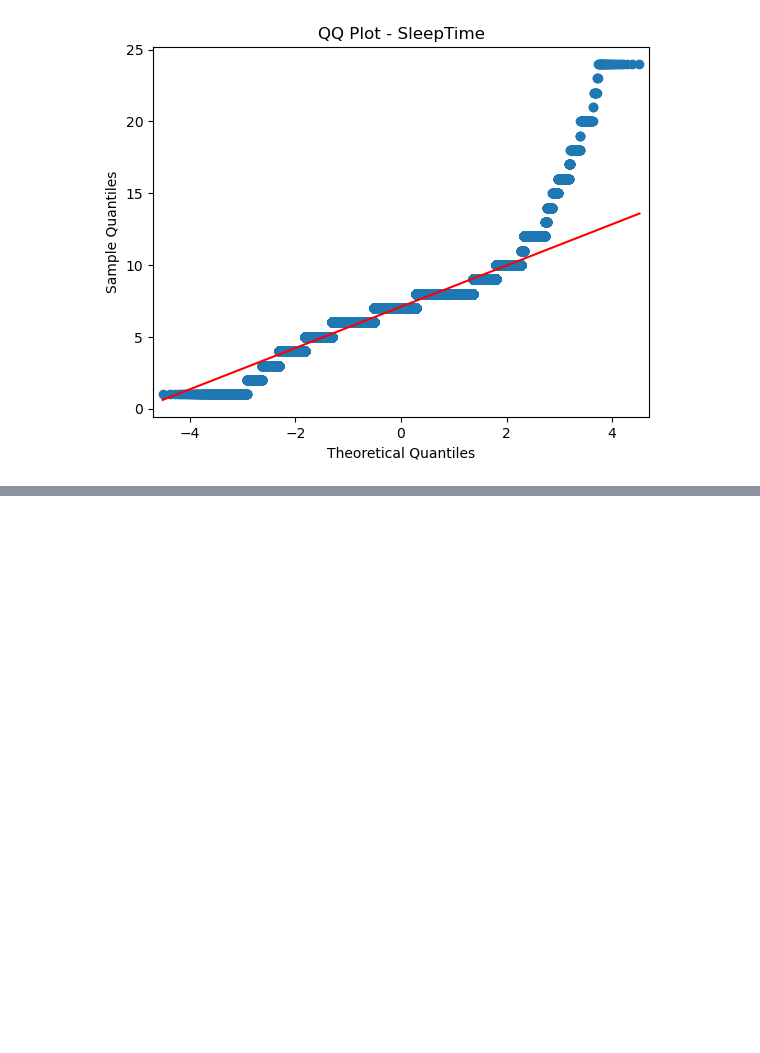
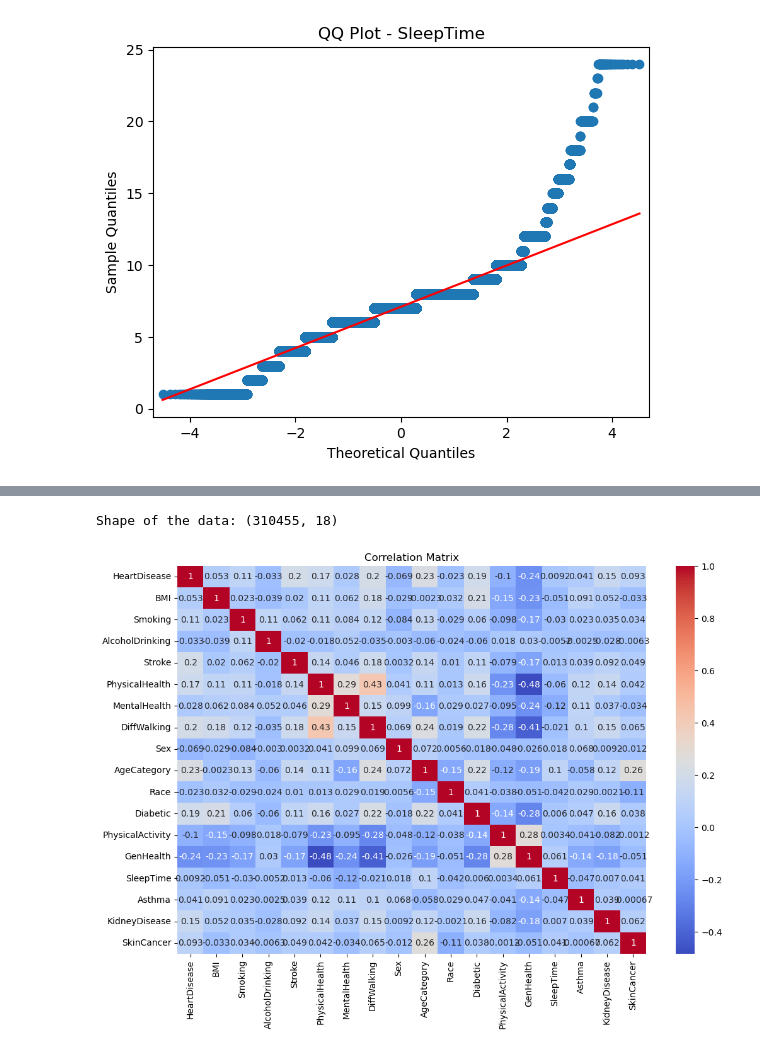
Before and after one commit to BCBeeravelly/Data-Analysis-using-Statistical-Methods, a Jupyter notebook: data-analysis.ipynb, the cells around one changed output, grey strips where cells are left out. Saved outputs shown, nothing was run; the diff lists cells and outputs as text; code cells hidden in the pictures; blank space fills up the shorter version.

Commit message:
Data preprocessing and Correlation analysis

```diff
--- a/data-analysis.ipynb
+++ b/data-analysis.ipynb
@@ -256,0 +254,22 @@ Smirnov test for SleepTime: statistic=0.9944630446347655, p-value=0.0
+# %%
+# Removing the data points where diabetes is either borderline or for pregnant women
+
+heart_data = heart_data[heart_data.Diabetic != 'No, borderline diabetes']
+heart_data = heart_data[heart_data.Diabetic != 'Yes (during pregnancy)']
+# %%
+# Converting the categorical variables
+
+binary_variables = ['HeartDisease', 'Smoking', 'AlcoholDrinking', 'Stroke', 'DiffWalking', 'Sex', 'PhysicalActivity', 'Asthma', 'KidneyDisease', 'SkinCancer', 'Diabetic']
+multi_categories = ['Race', 'AgeCategory', 'GenHealth']
+
+label_encoding_dict = {'No': 0, 'Yes': 1,
+                       'Female': 1, 'Male': 0,
+                       'White': 0, 'Hispanic': 1, 'Black': 2, 'Asian': 3, 'Other': 4, 'American Indian/Alaskan Native': 5,
+                       'Poor': 0, 'Fair': 1, 'Good': 2, 'Very good': 3, 'Excellent': 4,
+                       '18-24': 0, '25-29': 1, '30-34': 2, '35-39': 3, '40-44': 4, '45-49': 5, '50-54': 6, '55-59': 7, '60-64': 8, '65-69': 9, '70-74': 10, '75-79': 11, '80 or older': 12}
+
+for var in binary_variables:
+    heart_data[var] = heart_data[var].map(label_encoding_dict)
+
+for var in multi_categories:
+    heart_data[var] = heart_data[var].map(label_encoding_dict)
@@ -256,0 +285,16 @@ Smirnov test for SleepTime: statistic=0.9944630446347655, p-value=0.0
+# %%
+print(f'Shape of the data: {heart_data.shape}')
+# %% [output]
+Shape of the data: (310455, 18)
+# %%
+if not os.path.exists('visualizations'):
+    os.makedirs('visualizations')
+
+# Save the plot in the 'visualizations' directory
+plt.figure(figsize=(12, 8))
+sns.heatmap(heart_data.corr(), annot=True, cmap='coolwarm')
+plt.title('Correlation Matrix')
+plt.savefig('visualizations/correlation_matrix.png')
+plt.show()
+# %% [output]
+[figure, added]
```
Also changed, not shown: parts of 4 cells of this notebook, 1 other file.
